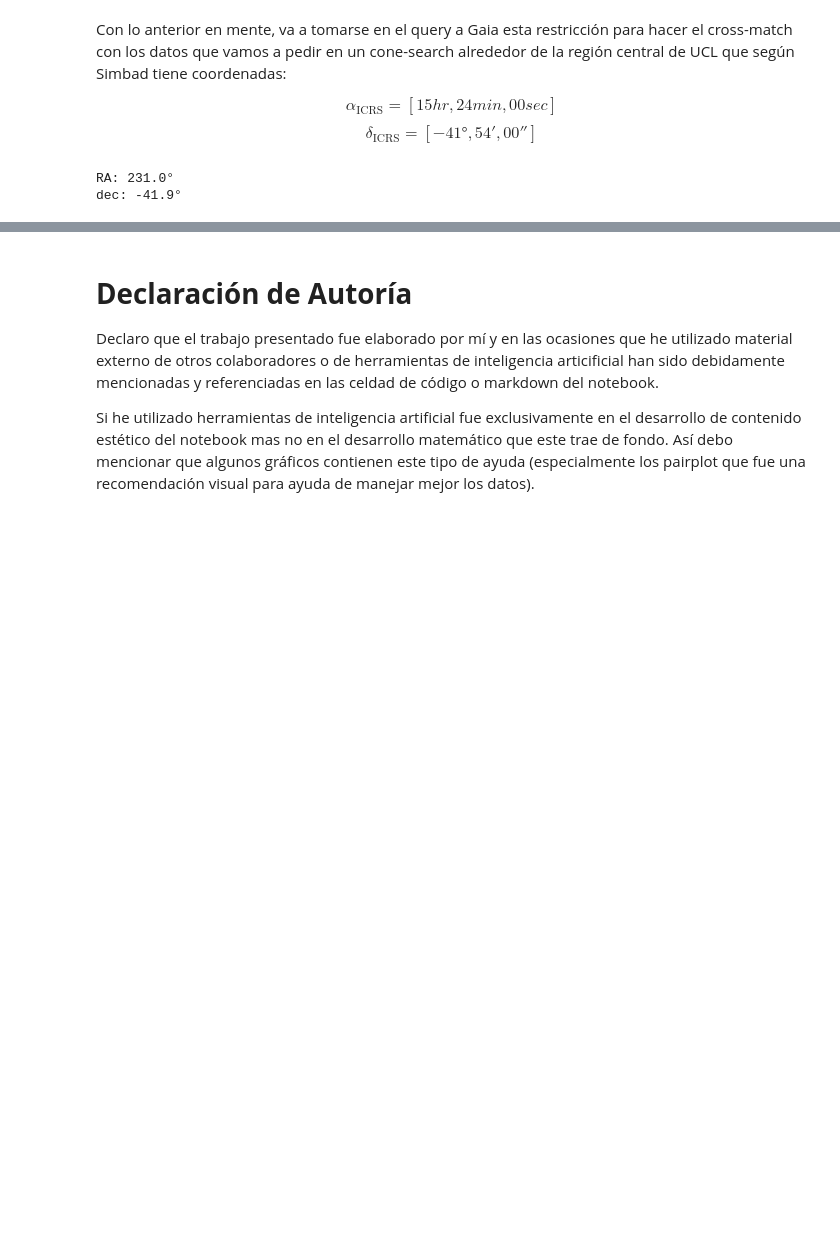
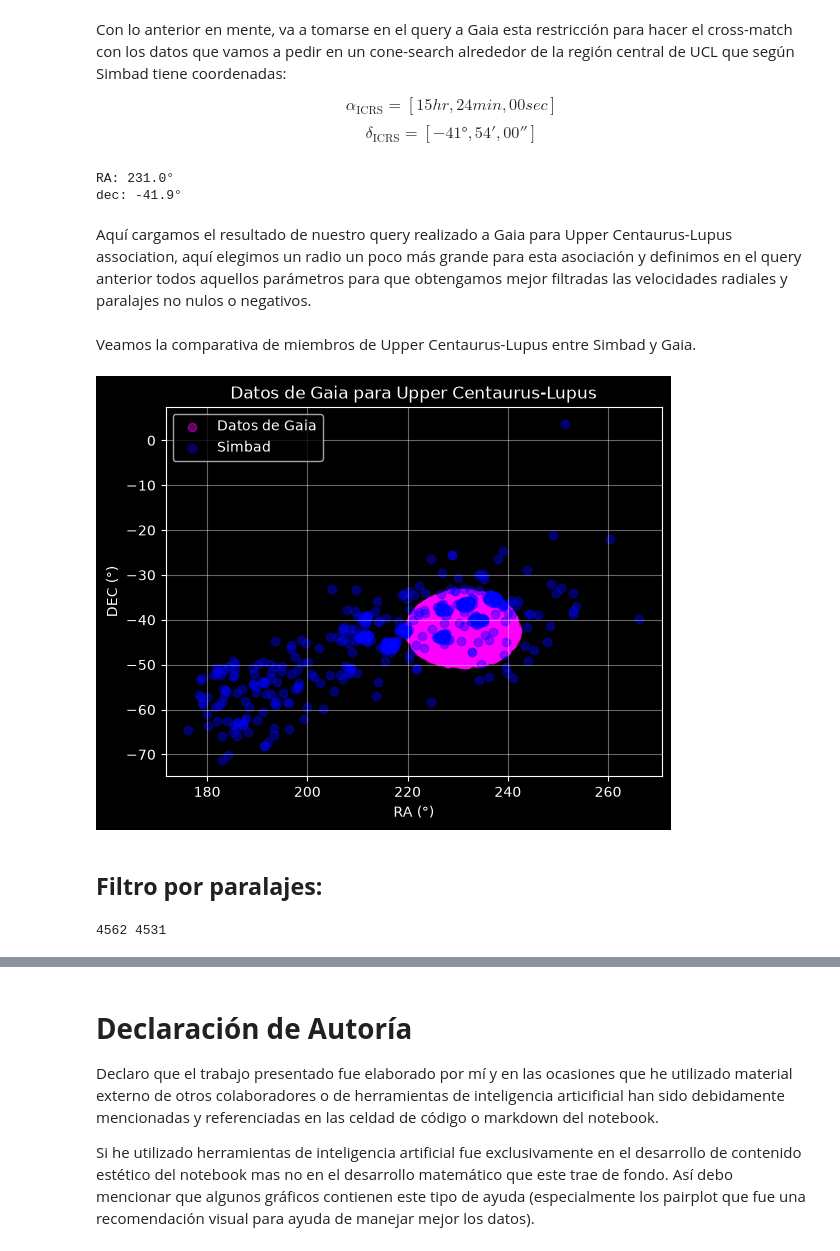
Before and after one commit to Gars220/Proyecto_Gaia, a Jupyter notebook: new_pob_estelares.ipynb, the cells around one changed output, grey strips where cells are left out. Cells and saved outputs as stored; diff of their text form; code cells hidden in the pictures; blank space fills up the shorter version.

Commit message:
Añado datos de la tercera asociación estelar

```diff
--- a/new_pob_estelares.ipynb
+++ b/new_pob_estelares.ipynb
@@ -861,0 +895,26 @@ dec: -41.9°
+# %% [markdown]
+Aquí cargamos el resultado de nuestro query realizado a Gaia para Upper Centaurus-Lupus association, aquí elegimos un radio un poco más grande para esta asociación y definimos en el query anterior todos aquellos parámetros para que obtengamos mejor filtradas las velocidades radiales y paralajes no nulos o negativos.
+# %%
+gaia_UCL = Table.read('gaia_UCL.fits', format='fits')
+# %% [markdown]
+Veamos la comparativa de miembros de Upper Centaurus-Lupus entre Simbad y Gaia.
+# %%
+plt.scatter(gaia_UCL['ra'], gaia_UCL['dec'], color='magenta', alpha=0.4, label='Datos de Gaia')
+plt.scatter(simbad_UCL['RA_d'], simbad_UCL['DEC_d'], color='blue', alpha=0.4, label='Simbad')
+plt.title('Datos de Gaia para Upper Centaurus-Lupus')
+plt.legend(loc='best')
+plt.xlabel('RA (°)')
+plt.ylabel('DEC (°)')
+plt.grid(alpha=0.4)
+plt.show()
+# %% [output]
+[figure, added]
+# %% [markdown]
+## **Filtro por paralajes:**
+# %%
+mask_UCL_plx = gaia_UCL['plx_oerr'] > 10
+
+filtro_1_UCL = gaia_UCL[mask_UCL_plx]
+print(len(gaia_UCL), len(filtro_1_UCL))
+# %% [output]
+4562 4531
```
Also changed, not shown: parts of 24 cells of this notebook, 1 other file.
